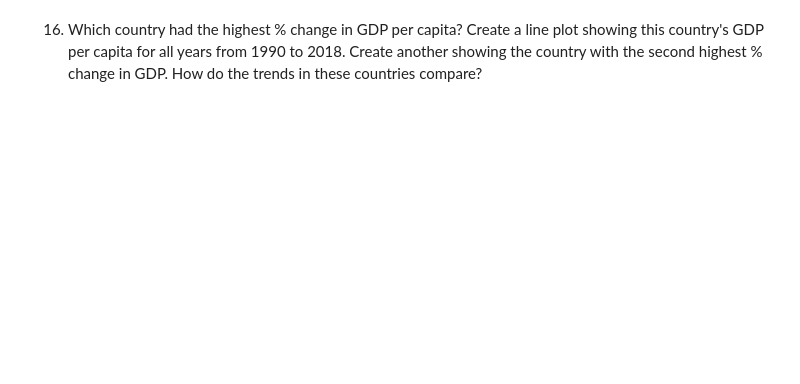
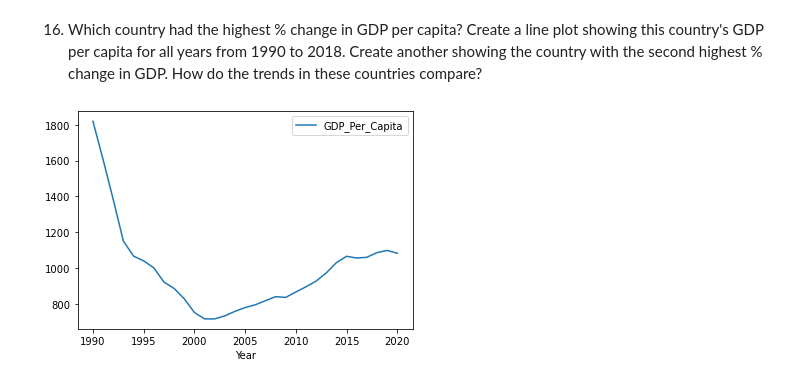
Before and after one commit to nss-data-science-cohort-7/un-exploration-toni-nss, a Jupyter notebook: notebooks/UN_Data_Exploration.ipynb, the cells around one changed output. Cells and saved outputs as stored; diff of their text form; code cells hidden in the pictures; blank space fills up the shorter version.

```diff
--- a/notebooks/UN_Data_Exploration.ipynb
+++ b/notebooks/UN_Data_Exploration.ipynb
@@ -167,2 +181,6 @@ negative_gdp.head(1)
 # %% [markdown]
 16. Which country had the highest % change in GDP per capita? Create a line plot showing this country's GDP per capita for all years from 1990 to 2018. Create another showing the country with the second highest % change in GDP. How do the trends in these countries compare?
+# %%
+congo=gdp_df[(gdp_df['Country']=='Dem. Rep. Congo')].plot.line(x='Year',y='GDP_Per_Capita')
+# %% [output]
+[figure, added]
```
Also changed, not shown: parts of 13 cells of this notebook.
